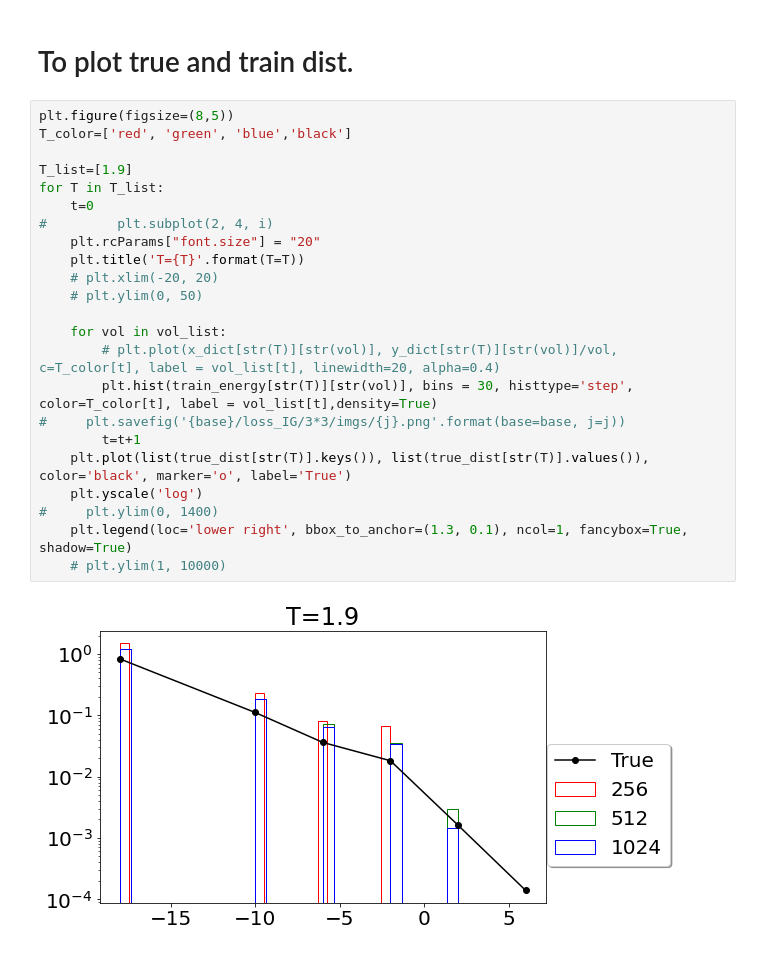
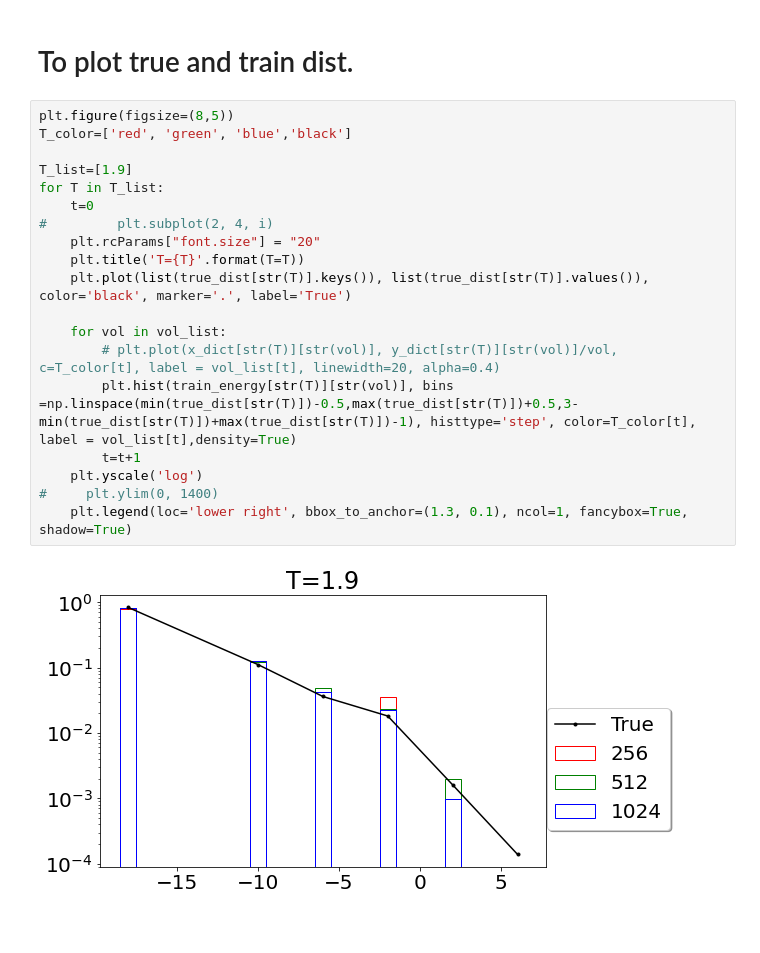
Before and after one commit to physicaone/loss_IG, a Jupyter notebook: [211019]Ising2.ipynb, the cells around one changed output. Saved outputs shown, nothing was run; the diff lists cells and outputs as text.

```diff
--- a/[211019]Ising2.ipynb
+++ b/[211019]Ising2.ipynb
@@ -394,25 +394,21 @@ T=16, vol=1024, mse=0.0221
 # %%
 plt.figure(figsize=(8,5))
 T_color=['red', 'green', 'blue','black']
 
 T_list=[1.9]
 for T in T_list:
     t=0
 #         plt.subplot(2, 4, i)
     plt.rcParams["font.size"] = "20"
     plt.title('T={T}'.format(T=T))
-    # plt.xlim(-20, 20)
-    # plt.ylim(0, 50)
+    plt.plot(list(true_dist[str(T)].keys()), list(true_dist[str(T)].values()), color='black', marker='.', label='True')
 
     for vol in vol_list:
         # plt.plot(x_dict[str(T)][str(vol)], y_dict[str(T)][str(vol)]/vol, c=T_color[t], label = vol_list[t], linewidth=20, alpha=0.4)
-        plt.hist(train_energy[str(T)][str(vol)], bins = 30, histtype='step', color=T_color[t], label = vol_list[t],density=True)
-#     plt.savefig('{base}/loss_IG/3*3/imgs/{j}.png'.format(base=base, j=j))
+        plt.hist(train_energy[str(T)][str(vol)], bins =np.linspace(min(true_dist[str(T)])-0.5,max(true_dist[str(T)])+0.5,3-min(true_dist[str(T)])+max(true_dist[str(T)])-1), histtype='step', color=T_color[t], label = vol_list[t],density=True)
         t=t+1
-    plt.plot(list(true_dist[str(T)].keys()), list(true_dist[str(T)].values()), color='black', marker='o', label='True')
     plt.yscale('log')
 #     plt.ylim(0, 1400)
     plt.legend(loc='lower right', bbox_to_anchor=(1.3, 0.1), ncol=1, fancybox=True, shadow=True)
-    # plt.ylim(1, 10000)
 # %% [output]
-[figure, old version]
+[figure, new version]
```
Also changed, not shown: parts of 1 cell of this notebook.
